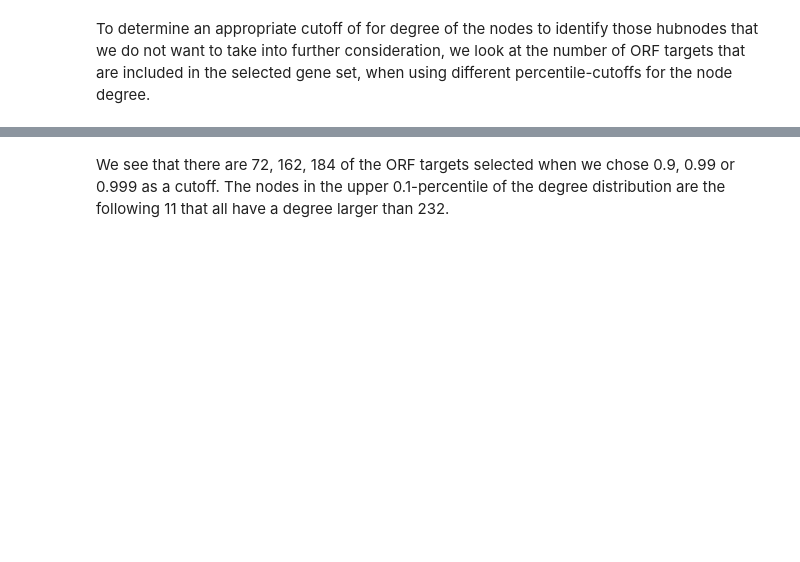
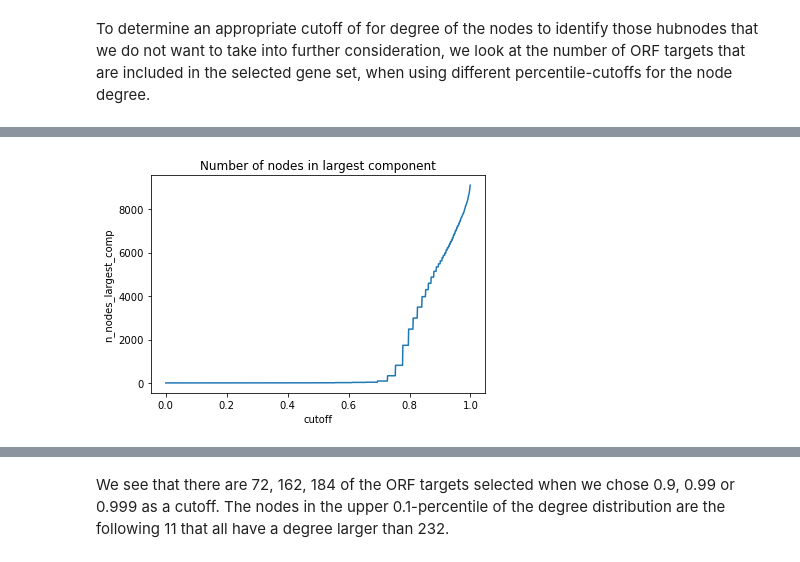
Before and after one commit to uhlerlab/image2reg, a Jupyter notebook: notebooks/ppi/preprocesssing/ppi_gex_preprocessing.ipynb, the cells around one changed output, grey strips where cells are left out. Cells and saved outputs as stored; diff of their text form; code cells hidden in the pictures; blank space fills up the shorter version.

```diff
--- a/notebooks/ppi/preprocesssing/ppi_gex_preprocessing.ipynb
+++ b/notebooks/ppi/preprocesssing/ppi_gex_preprocessing.ipynb
@@ -837,0 +807,9 @@ plt.show()
+# %%
+fig, ax = plt.subplots(figsize=[6, 4])
+ax = sns.lineplot(
+    data=hub_node_cutoff_screen, x="cutoff", y="n_nodes_largest_comp", ax=ax
+)
+plt.title("Number of nodes in largest component")
+plt.show()
+# %% [output]
+[figure, added]
```
Also changed, not shown: parts of 24 cells of this notebook, 5 other files.
